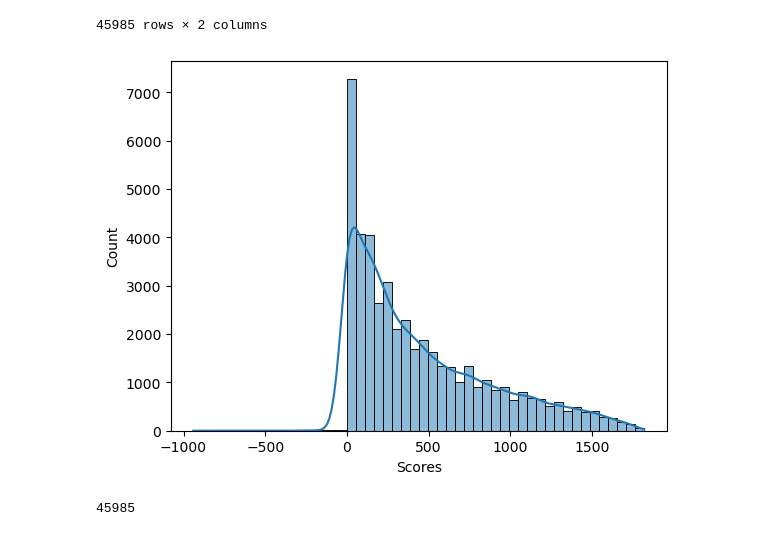
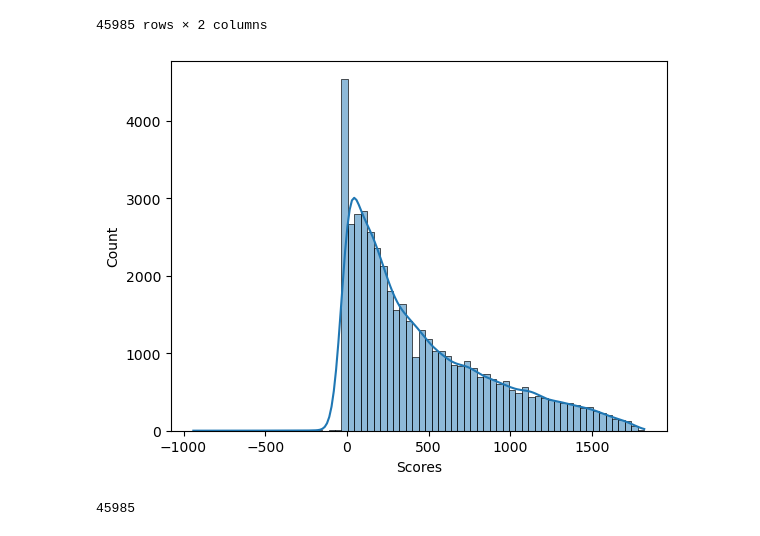
Before and after one commit to tmdcksdl/ML_Credit_Project, a Jupyter notebook: ML_Project/Data_EDA.ipynb, the cells around one changed output. Cells and saved outputs as stored; diff of their text form; code cells hidden in the pictures.

```diff
--- a/ML_Project/Data_EDA.ipynb
+++ b/ML_Project/Data_EDA.ipynb
@@ -415,9 +415,9 @@ scores_df
 | 45984 | 5150487 | 900 |
 45985 rows × 2 columns
 # %%
-sns.histplot(x=scores_df['Scores'], bins=50, kde=True, fill=True);
+sns.histplot(x=scores_df['Scores'], bins=70, kde=True, fill=True);
 # %% [output]
-[figure, old version]
+[figure, new version]
 # %%
 len(scores_df)
 # %% [output]
```
Also changed, not shown: parts of 3 cells of this notebook, 3 other files.
